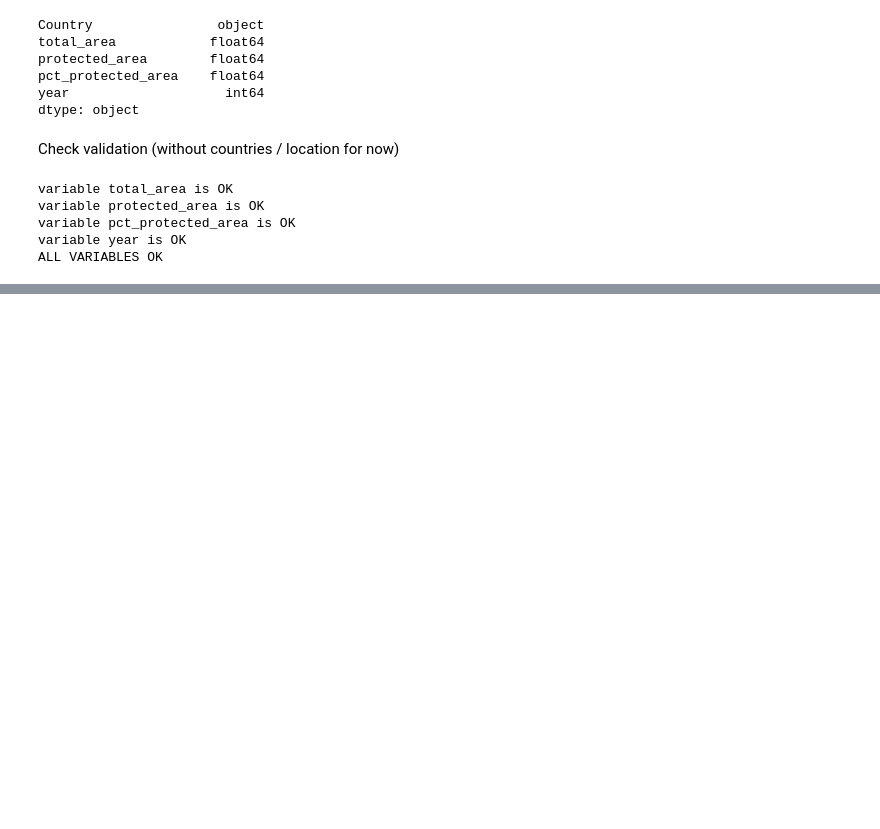
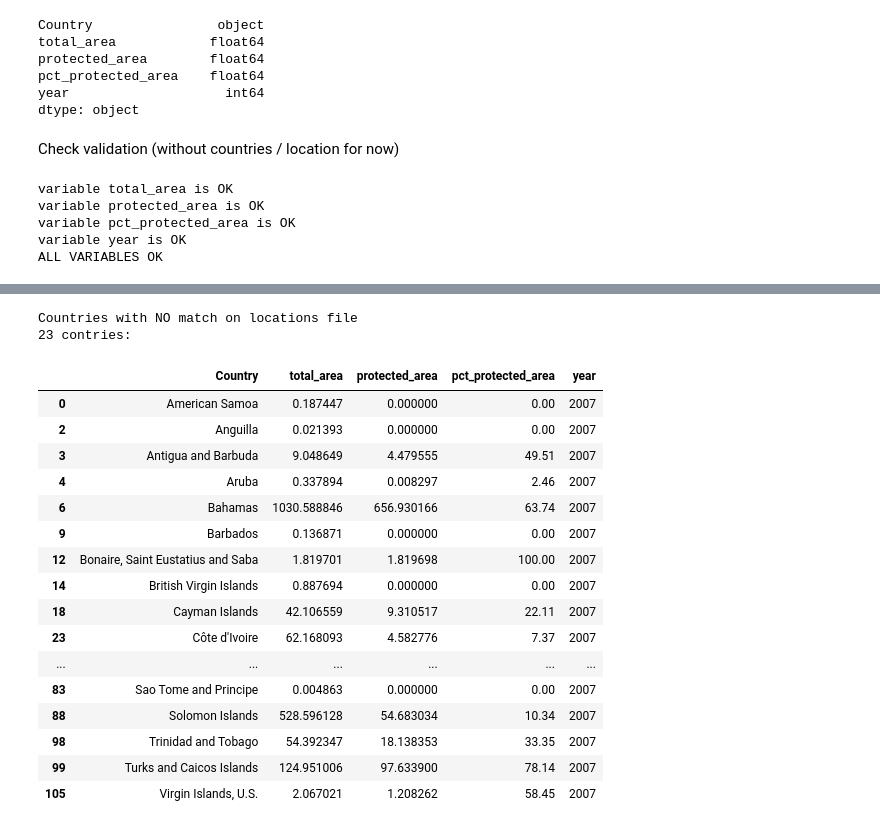
Before and after one commit to Vizzuality/mangrove-atlas, a Jupyter notebook: data/notebooks/Lab/areas_validator_test.ipynb, the cells around one changed output, grey strips where cells are left out. Cells and saved outputs as stored; diff of their text form; code cells hidden in the pictures; blank space fills up the shorter version.

Commit message:
Comparison and match of countries data and locations info

```diff
--- a/data/notebooks/Lab/areas_validator_test.ipynb
+++ b/data/notebooks/Lab/areas_validator_test.ipynb
@@ -201,0 +201,3 @@ ALL VARIABLES OK
+# %%
+locations = pd.read_json('../../datasets/locations.json')
+locations
@@ -201,0 +241,25 @@ ALL VARIABLES OK
+# %%
+dif = df_final[-(df_final['Country'].isin(locations['name'])) & (df_final['year'] == 2007)]
+print('Countries with NO match on locations file')
+print(f'{len(dif)} contries:')
+dif
+# %% [output]
+Countries with NO match on locations file
+23 contries:
+|  | Country | total_area | protected_area | pct_protected_area | year |
+| 0 | American Samoa | 0.187447 | 0.000000 | 0.00 | 2007 |
+| 2 | Anguilla | 0.021393 | 0.000000 | 0.00 | 2007 |
+| 3 | Antigua and Barbuda | 9.048649 | 4.479555 | 49.51 | 2007 |
+| 4 | Aruba | 0.337894 | 0.008297 | 2.46 | 2007 |
+| 6 | Bahamas | 1030.588846 | 656.930166 | 63.74 | 2007 |
+| 9 | Barbados | 0.136871 | 0.000000 | 0.00 | 2007 |
+| 12 | Bonaire, Saint Eustatius and Saba | 1.819701 | 1.819698 | 100.00 | 2007 |
+| 14 | British Virgin Islands | 0.887694 | 0.000000 | 0.00 | 2007 |
+| 18 | Cayman Islands | 42.106559 | 9.310517 | 22.11 | 2007 |
+| 23 | Côte d'Ivoire | 62.168093 | 4.582776 | 7.37 | 2007 |
+| ... | ... | ... | ... | ... | ... |
+| 83 | Sao Tome and Principe | 0.004863 | 0.000000 | 0.00 | 2007 |
+| 88 | Solomon Islands | 528.596128 | 54.683034 | 10.34 | 2007 |
+| 98 | Trinidad and Tobago | 54.392347 | 18.138353 | 33.35 | 2007 |
+| 99 | Turks and Caicos Islands | 124.951006 | 97.633900 | 78.14 | 2007 |
+| 105 | Virgin Islands, U.S. | 2.067021 | 1.208262 | 58.45 | 2007 |
```
Also changed, not shown: parts of 19 cells of this notebook.
